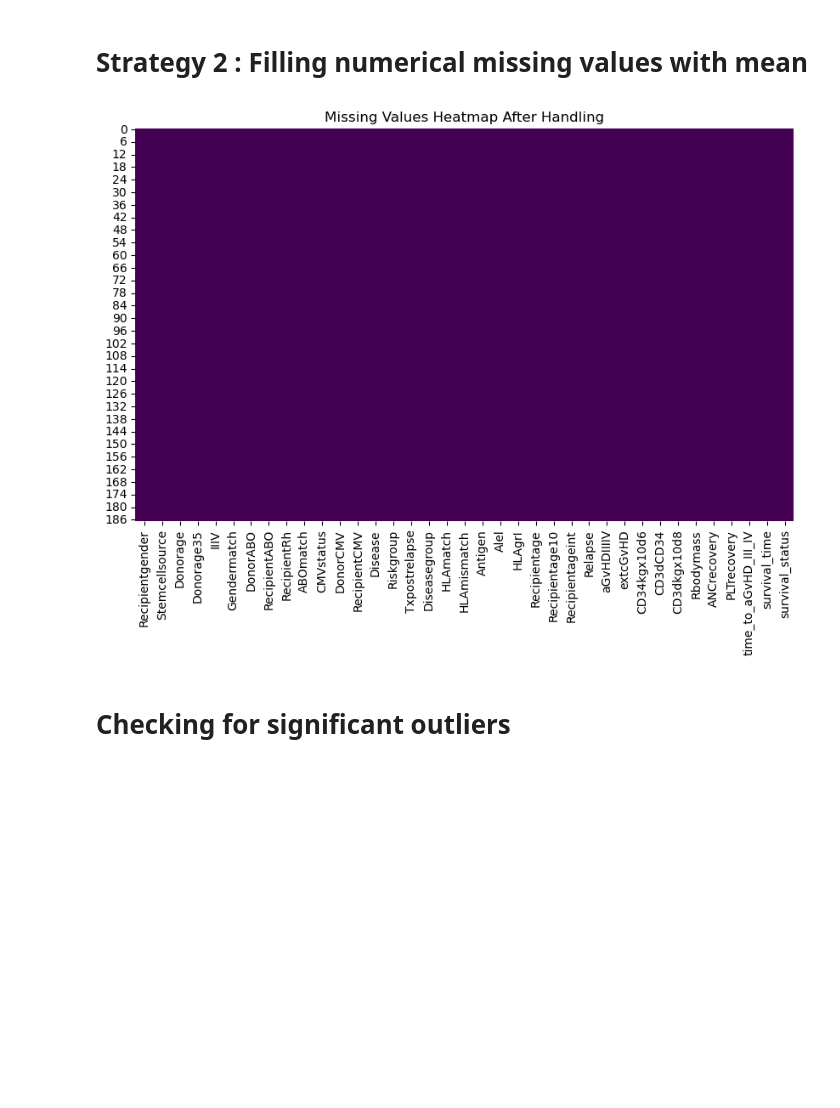
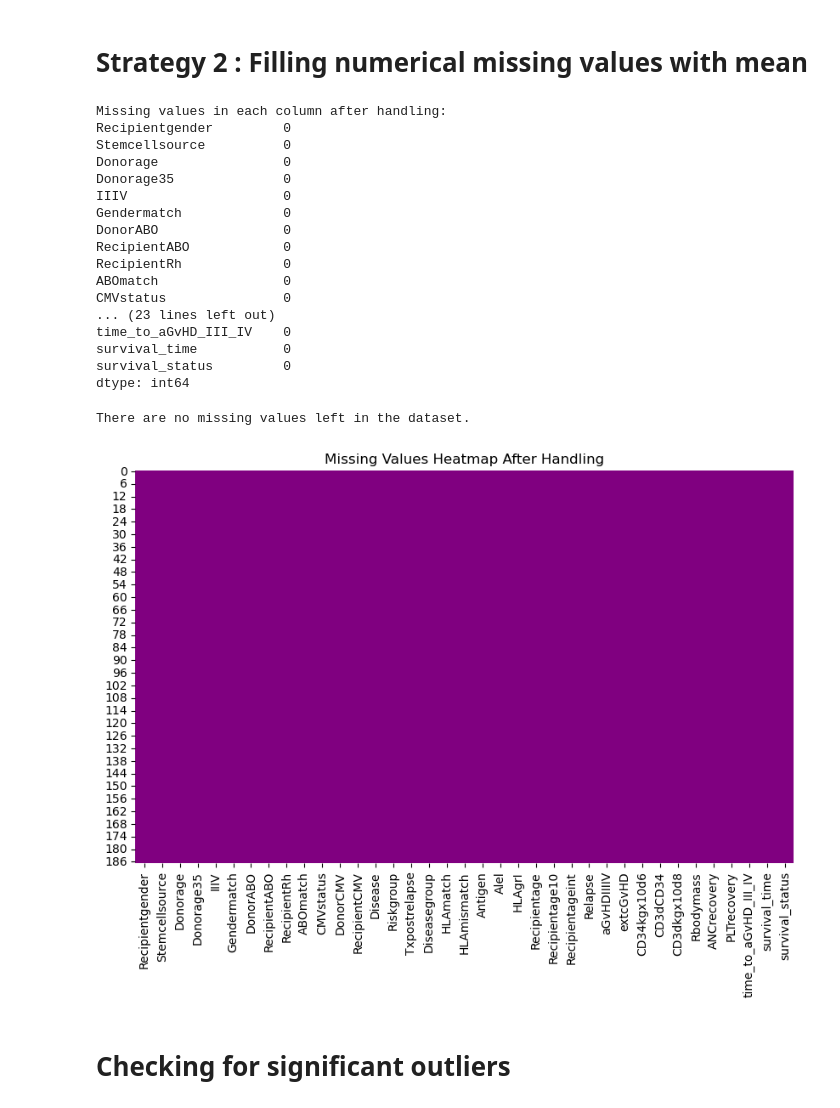
Before and after one commit to imadbaghdad/bone_marrow_transplant, a Jupyter notebook: notebooks/eda.ipynb, the cells around one changed output. Saved outputs shown, nothing was run; the diff lists cells and outputs as text; code cells hidden in the pictures; blank space fills up the shorter version.

```diff
--- a/notebooks/eda.ipynb
+++ b/notebooks/eda.ipynb
@@ -81,12 +81,49 @@ TypeError: Could not convert [b'111001011100111110011101011110011110100011111010
 numeric_cols = df.select_dtypes(include=['number']).columns
 df[numeric_cols] = df[numeric_cols].fillna(df[numeric_cols].mean())
 
-# Verify that there are no more missing values
-plt.figure(figsize=(10, 6))
-sns.heatmap(df.isnull(), cbar=False, cmap='viridis')
-plt.title('Missing Values Heatmap After Handling')
-plt.show()
+# Check for remaining missing values
+missing_values = df.isnull().sum()
+print("Missing values in each column after handling:")
+print(missing_values)
 # %% [output]
-[figure, removed]
+Missing values in each column after handling:
+Recipientgender         0
+Stemcellsource          0
+Donorage                0
+Donorage35              0
+IIIV                    0
+Gendermatch             0
+DonorABO                0
+RecipientABO            0
+RecipientRh             0
+ABOmatch                0
+CMVstatus               0
+... (23 lines left out)
+time_to_aGvHD_III_IV    0
+survival_time           0
+survival_status         0
+dtype: int64
+# %%
+
+# Verify that there are no more missing values
+if missing_values.sum() == 0:
+    print("There are no missing values left in the dataset.")
+else:
+    print("There are still missing values in the dataset.")
+
+# Visualize missing values
+plt.figure(figsize=(10, 6))
+
+heatmap = sns.heatmap(df.isnull(), cbar=False, cmap=cmap)
+cbar = heatmap.collections[0].colorbar
+
+plt.title('Missing Values Heatmap After Handling')
+plt.show()
+
+# Store the handled data in a new variable
+df_cleaned = df.copy()
+# %% [output]
+There are no missing values left in the dataset.
+[figure, added]
 # %% [markdown]
 # Checking for significant outliers
```
Also changed, not shown: parts of 11 cells of this notebook, 1 other file.
